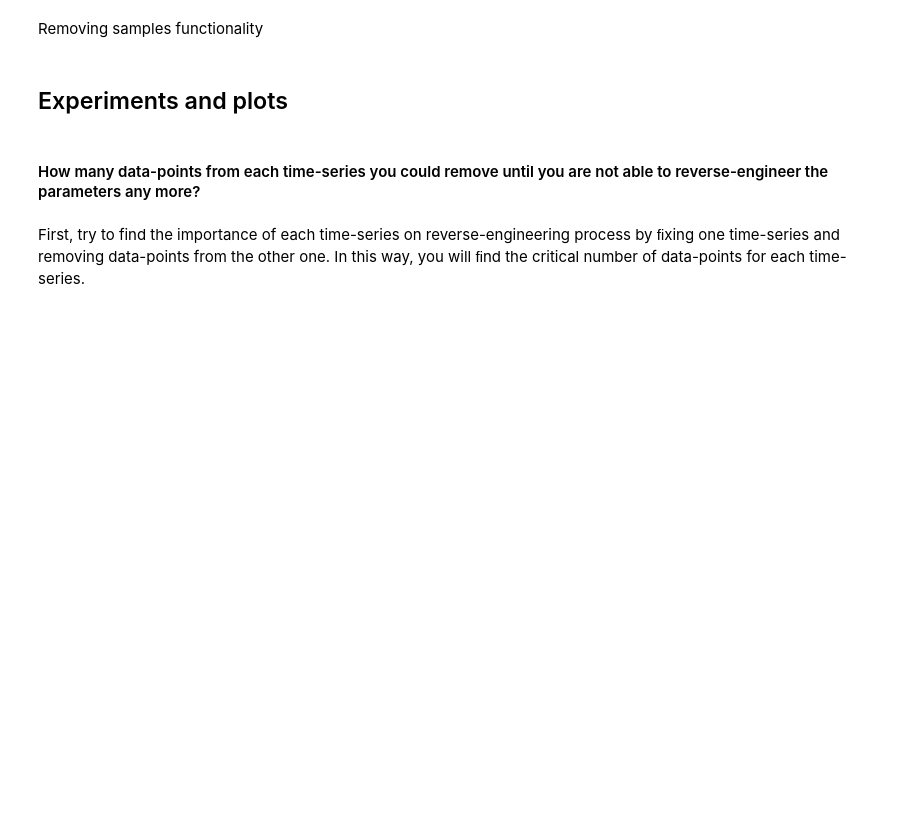
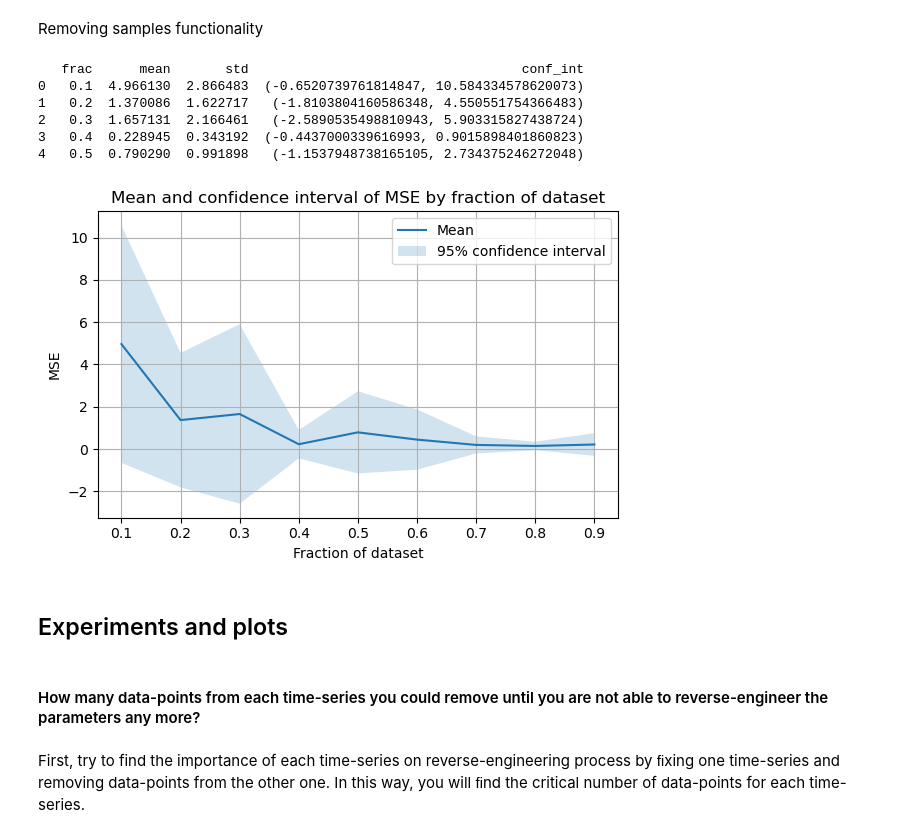
Before and after one commit to jonas4climate/ss-assignment-3, a Jupyter notebook: CalvinLaw_11306734_RaymondZhang_14865904_JonasSchaefer_14039982_3.ipynb, the cells around one changed output. Cells and saved outputs as stored; diff of their text form; code cells hidden in the pictures; blank space fills up the shorter version.

```diff
--- a/CalvinLaw_11306734_RaymondZhang_14865904_JonasSchaefer_14039982_3.ipynb
+++ b/CalvinLaw_11306734_RaymondZhang_14865904_JonasSchaefer_14039982_3.ipynb
@@ -270,21 +273,29 @@ def batch_comparison_by_frac_and_variable(data, fracs, data_variable, n_samples=
     return pd.DataFrame(results, columns=['frac', 'mean', 'std', 'conf_int'])
 # %%
 try:
-    fracs = np.arange(0.1, 1.0, 0.1)
-    experiment_df = batch_comparison_by_frac(fracs=fracs, n_samples=12, bounds=bounds, maxiter=MAX_ITER_SA)
+    fracs = np.linspace(0.1, 1.0, 10)
+    experiment_df = batch_comparison_by_frac(fracs=fracs, n_samples=20, bounds=bounds, maxiter=MAX_ITER_SA)
     print(experiment_df.head())
     plt.figure(figsize=(6, 4), layout='tight')
     plt.plot(experiment_df['frac'], experiment_df['mean'], label='Mean')
     plt.fill_between(experiment_df['frac'], experiment_df['conf_int'].apply(lambda x: x[0]), experiment_df['conf_int'].apply(lambda x: x[1]), alpha=0.2, label='95% confidence interval')
     plt.title('Mean and confidence interval of MSE by fraction of dataset')
     plt.xlabel('Fraction of dataset')
     plt.ylabel('MSE')
     plt.legend(loc='upper right')
     plt.grid(True)
-    plt.savefig('media/frac_conf_mse_sa.png')
+    plt.savefig('media/frac_conf_mse_sa.png', dpi=300)
     plt.show()
 except Exception as e:
     logging.error(f"An error occurred: {e}")
+# %% [output]
+   frac      mean       std                                   conf_int
+0   0.1  4.966130  2.866483  (-0.6520739761814847, 10.584334578620073)
+1   0.2  1.370086  1.622717   (-1.8103804160586348, 4.550551754366483)
+2   0.3  1.657131  2.166461   (-2.5890535498810943, 5.903315827438724)
+3   0.4  0.228945  0.343192  (-0.4437000339616993, 0.9015898401860823)
+4   0.5  0.790290  0.991898   (-1.1537948738165105, 2.734375246272048)
+[figure, added]
 # %% [markdown]
 ## Experiments and plots
 # %%
```
Also changed, not shown: parts of 9 cells of this notebook, 3 other files.
